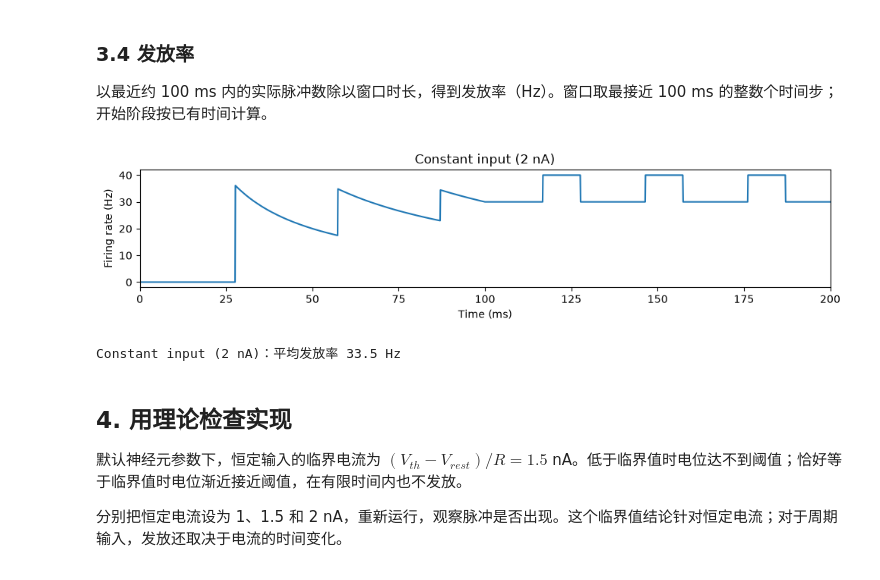
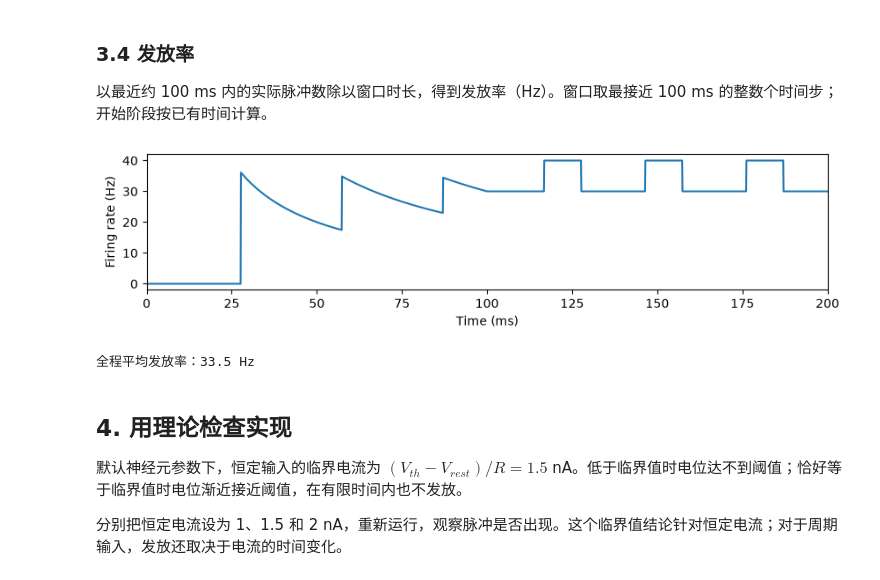
Before and after one commit to LevelDownRefine/neural-network-teaching, a Jupyter notebook: lif/task1_lif.ipynb, the cells around one changed output. Saved outputs shown, nothing was run; the diff lists cells and outputs as text; code cells hidden in the pictures.

```diff
--- a/lif/task1_lif.ipynb
+++ b/lif/task1_lif.ipynb
@@ -147,7 +147,7 @@ from pathlib import Path
 
 # 兼容从项目根目录或 lif 目录启动 Notebook。
 sys.path.insert(0, str(Path.cwd().parent if Path.cwd().name == "lif" else Path.cwd()))
-from lif.plot_lif import plot_comparison, plot_summary
+from lif.plot_lif import plot_individual, plot_summary
 
 input_time_ms = np.arange(round(duration_ms / dt)) * dt
 time_ms = input_time_ms + dt
@@ -166,7 +166,7 @@ for name, current in currents.items():
         "voltage": voltage,
         "spikes": spikes,
     }
-constant_example = {"Constant input (2 nA)": examples["Constant input (2 nA)"]}
+constant_example = examples["Constant input (2 nA)"]
 # %% [markdown]
 ### 3.1 输入电流
 
@@ -188,7 +188,6 @@ plot_comparison(constant_example, "voltage", V_rest, V_th)
 
 每条竖线表示一次实际检测到的脉冲。
 # %%
-plot_comparison(constant_example, "spikes", V_rest, V_th)
-for name, data in constant_example.items():
-    print(f"{name}：{int(data['spikes'].sum())} 个脉冲")
+plot_individual(constant_example, "spikes", V_rest, V_th)
+print(f"脉冲总数：{int(constant_example['spikes'].sum())}")
 # %% [output]
@@ -209,13 +208,14 @@ def firing_rate(spikes, dt):
 # %%
 for data in examples.values():
     data["rate"] = firing_rate(data["spikes"], dt)
-plot_comparison(constant_example, "rate", V_rest, V_th)
-for name, data in constant_example.items():
-    average_rate = data["spikes"].sum() / (len(data["spikes"]) * dt / 1000)
-    print(f"{name}：平均发放率 {average_rate:.1f} Hz")
+plot_individual(constant_example, "rate", V_rest, V_th)
+average_rate = constant_example["spikes"].sum() / (
+    len(constant_example["spikes"]) * dt / 1000
+)
+print(f"全程平均发放率：{average_rate:.1f} Hz")
 # %% [output]
-[figure, old version]
+[figure, new version]
-Constant input (2 nA)：平均发放率 33.5 Hz
+全程平均发放率：33.5 Hz
 # %% [markdown]
 ## 4. 用理论检查实现
 
```
Also changed, not shown: parts of 3 cells of this notebook, 1 other file.
